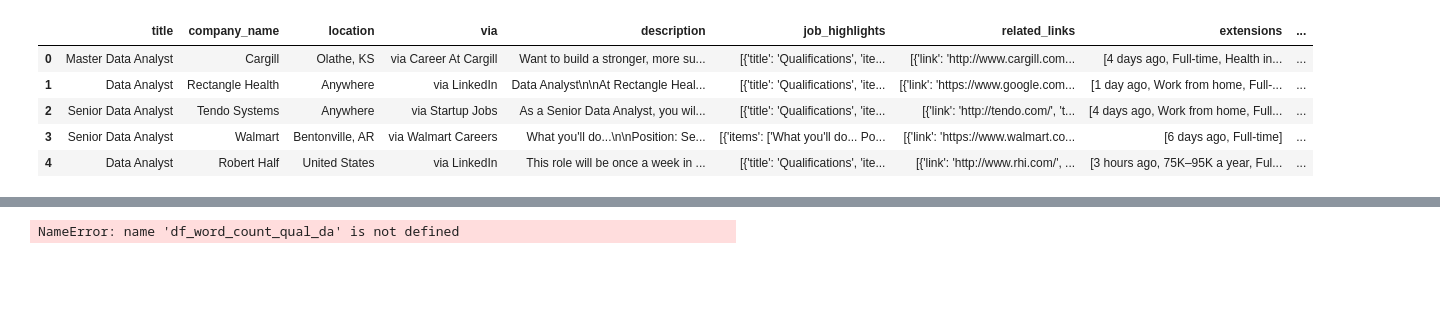
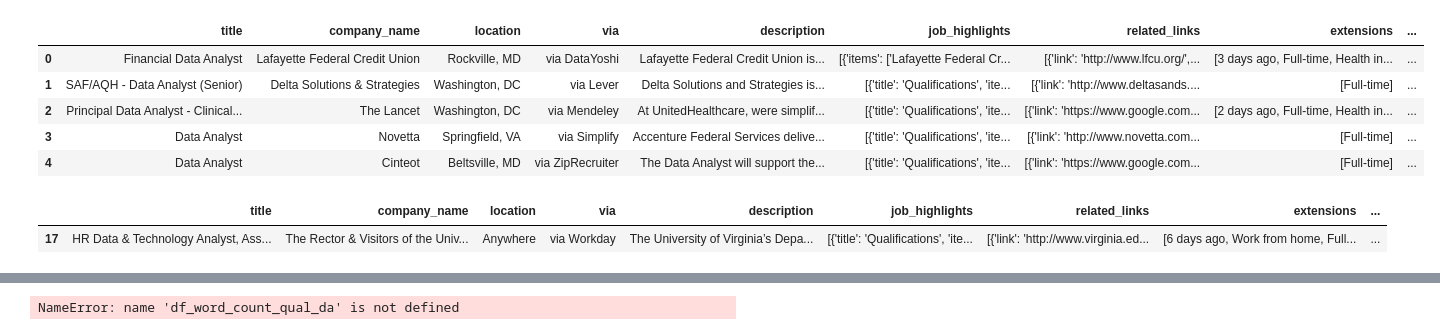
Before and after one commit to ameliabaier17/ameliabaier17.github.io, a Jupyter notebook: code/index.ipynb, the cells around one changed output, grey strips where cells are left out. Cells and saved outputs as stored; diff of their text form; code cells hidden in the pictures; blank space fills up the shorter version.

```diff
--- a/code/index.ipynb
+++ b/code/index.ipynb
@@ -23,44 +23,49 @@ def read_json_data(folder_path):
     df = pd.DataFrame(data_list)
     return df
 
-df_dc_da = read_json_data('../2023-04-14-job-search-location-USA/data_analysis')
+df_dc_da = read_json_data('../2023-04-14-job-search-location-DC/data_analysis')
 df_dc_ds = read_json_data('../2023-04-14-job-search-location-DC/data_science')
 df_dc_ml = read_json_data('../2023-04-14-job-search-location-DC/machine_learning')
 
 df_us_da = read_json_data('../2023-04-14-job-search-location-USA/data_analysis')
 df_us_ds = read_json_data('../2023-04-14-job-search-location-USA/data_science')
 df_us_ml = read_json_data('../2023-04-14-job-search-location-USA/machine_learning')
 
 # format each df accordingly
 df_dc_da['job_type']='data_analysis'
 df_dc_ds['job_type']='data_science'
 df_dc_ml['job_type']='machine_learning'
 df_us_da['job_type']='data_analysis'
 df_us_ds['job_type']='data_science'
 df_us_ml['job_type']='machine_learning'
 
 df_dc_da['location_overall']='DC'
 df_dc_ds['location_overall']='DC'
 df_dc_ml['location_overall']='DC'
 df_us_da['location_overall']='USA'
 df_us_ds['location_overall']='USA'
 df_us_ml['location_overall']='USA'
 
 df_us_da= df_us_da[~df_us_da['location'].str.contains('DC')]
 df_us_ds= df_us_ds[~df_us_ds['location'].str.contains('DC')]
 df_us_ml= df_us_ml[~df_us_ml['location'].str.contains('DC')]
 
 
 # concat dfs
 df = pd.concat([df_dc_da,df_dc_ds,df_dc_ml,df_us_da,df_us_ds,df_us_ml],axis=0)
 df.head()
 # %% [output]
 |  | title | company_name | location | via | description | job_highlights | related_links | extensions | ... |
-| 0 | Master Data Analyst | Cargill | Olathe, KS | via Career At Cargill | Want to build a stronger, more su... | [{'title': 'Qualifications', 'ite... | [{'link': 'http://www.cargill.com... | [4 days ago, Full-time, Health in... | ... |
-| 1 | Data Analyst | Rectangle Health | Anywhere | via LinkedIn | Data Analyst\n\nAt Rectangle Heal... | [{'title': 'Qualifications', 'ite... | [{'link': 'https://www.google.com... | [1 day ago, Work from home, Full-... | ... |
-| 2 | Senior Data Analyst | Tendo Systems | Anywhere | via Startup Jobs | As a Senior Data Analyst, you wil... | [{'title': 'Qualifications', 'ite... | [{'link': 'http://tendo.com/', 't... | [4 days ago, Work from home, Full... | ... |
-| 3 | Senior Data Analyst | Walmart | Bentonville, AR | via Walmart Careers | What you'll do...\n\nPosition: Se... | [{'items': ['What you'll do... Po... | [{'link': 'https://www.walmart.co... | [6 days ago, Full-time] | ... |
-| 4 | Data Analyst | Robert Half | United States | via LinkedIn | This role will be once a week in ... | [{'title': 'Qualifications', 'ite... | [{'link': 'http://www.rhi.com/', ... | [3 hours ago, 75K–95K a year, Ful... | ... |
+| 0 | Financial Data Analyst | Lafayette Federal Credit Union | Rockville, MD | via DataYoshi | Lafayette Federal Credit Union is... | [{'items': ['Lafayette Federal Cr... | [{'link': 'http://www.lfcu.org/',... | [3 days ago, Full-time, Health in... | ... |
+| 1 | SAF/AQH - Data Analyst (Senior) | Delta Solutions & Strategies | Washington, DC | via Lever | Delta Solutions and Strategies is... | [{'title': 'Qualifications', 'ite... | [{'link': 'http://www.deltasands.... | [Full-time] | ... |
+| 2 | Principal Data Analyst - Clinical... | The Lancet | Washington, DC | via Mendeley | At UnitedHealthcare, were simplif... | [{'title': 'Qualifications', 'ite... | [{'link': 'https://www.google.com... | [2 days ago, Full-time, Health in... | ... |
+| 3 | Data Analyst | Novetta | Springfield, VA | via Simplify | Accenture Federal Services delive... | [{'title': 'Qualifications', 'ite... | [{'link': 'http://www.novetta.com... | [Full-time] | ... |
+| 4 | Data Analyst | Cinteot | Beltsville, MD | via ZipRecruiter | The Data Analyst will support the... | [{'title': 'Qualifications', 'ite... | [{'link': 'https://www.google.com... | [Full-time] | ... |
+# %%
+df[df['title']=='HR Data & Technology Analyst, Associate']
+# %% [output]
+|  | title | company_name | location | via | description | job_highlights | related_links | extensions | ... |
+| 17 | HR Data & Technology Analyst, Ass... | The Rector & Visitors of the Univ... | Anywhere | via Workday | The University of Virginia’s Depa... | [{'title': 'Qualifications', 'ite... | [{'link': 'http://www.virginia.ed... | [6 days ago, Work from home, Full... | ... |
 # %%
 # extract qualifiations, responsibilities and benefits where possible
 qualifications = []
```
Also changed, not shown: parts of 6 cells of this notebook, 8 other files.
